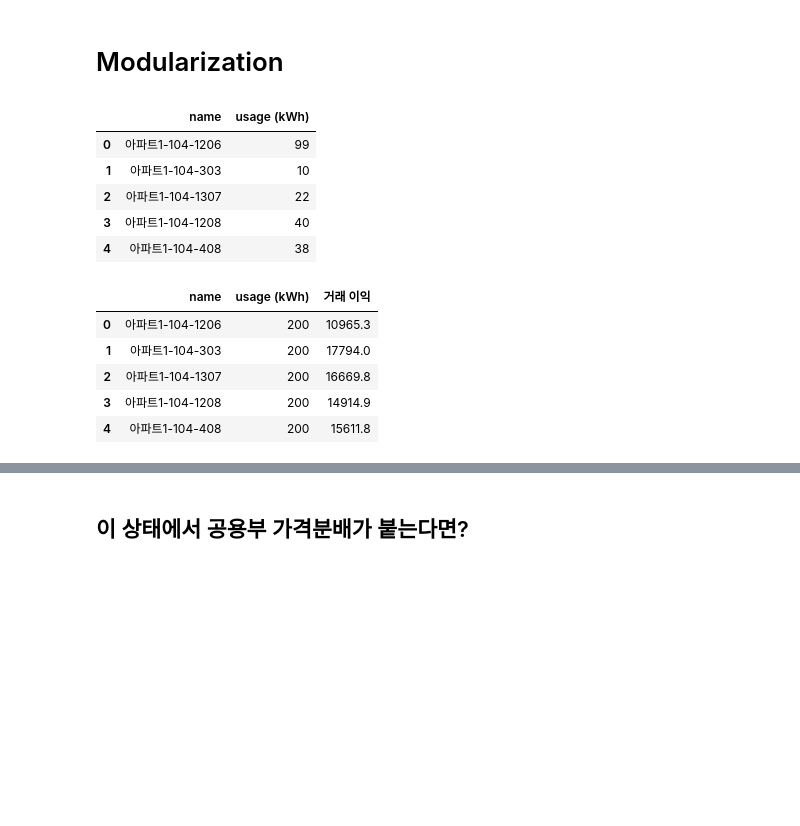
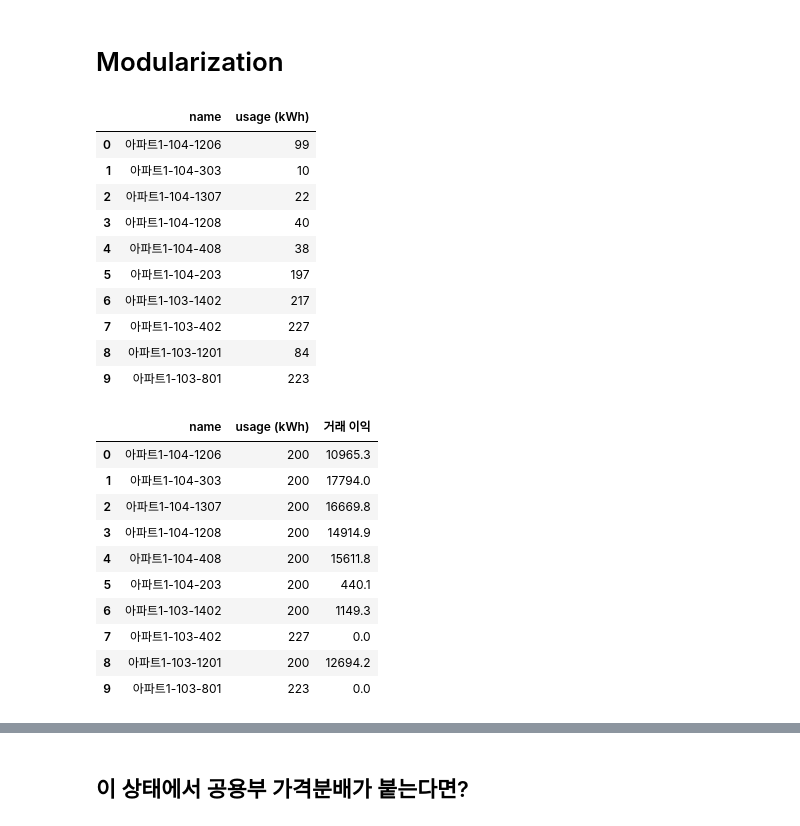
Before and after one commit to formegusto/energy-trading, a Jupyter notebook: analysis. paran energy.ipynb, the cells around one changed output, grey strips where cells are left out. Drawn from its saved outputs; the diff is of its cells as text; code cells hidden in the pictures; blank space fills up the shorter version.

```diff
--- a/analysis. paran energy.ipynb
+++ b/analysis. paran energy.ipynb
@@ -106,7 +118,7 @@ from src import ParanModel
 file_path = "data/meter_month/apt_1_month_1.csv"
 pm = ParanModel(file_path)
 
-pm.datas.head()
+pm.datas.head(10)
 # %% [output]
 |  | name | usage (kWh) |
 | 0 | 아파트1-104-1206 | 99 |
@@ -114,13 +126,23 @@ pm.datas.head()
 | 2 | 아파트1-104-1307 | 22 |
 | 3 | 아파트1-104-1208 | 40 |
 | 4 | 아파트1-104-408 | 38 |
+| 5 | 아파트1-104-203 | 197 |
+| 6 | 아파트1-103-1402 | 217 |
+| 7 | 아파트1-103-402 | 227 |
+| 8 | 아파트1-103-1201 | 84 |
+| 9 | 아파트1-103-801 | 223 |
 # %%
 pm.simulation()
-pm.simulation_datas.head()
+pm.simulation_datas.head(10)
 # %% [output]
 |  | name | usage (kWh) | 거래 이익 |
 | 0 | 아파트1-104-1206 | 200 | 10965.3 |
 | 1 | 아파트1-104-303 | 200 | 17794.0 |
 | 2 | 아파트1-104-1307 | 200 | 16669.8 |
 | 3 | 아파트1-104-1208 | 200 | 14914.9 |
 | 4 | 아파트1-104-408 | 200 | 15611.8 |
+| 5 | 아파트1-104-203 | 200 | 440.1 |
+| 6 | 아파트1-103-1402 | 200 | 1149.3 |
+| 7 | 아파트1-103-402 | 227 | 0.0 |
+| 8 | 아파트1-103-1201 | 200 | 12694.2 |
+| 9 | 아파트1-103-801 | 223 | 0.0 |
```
Also changed, not shown: parts of 7 cells of this notebook, 1 other file.
